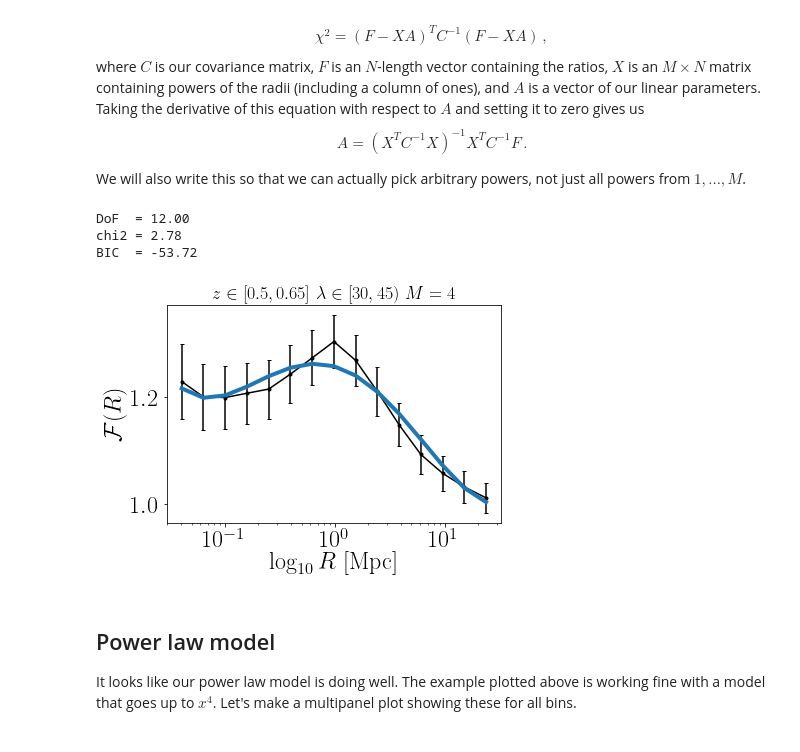
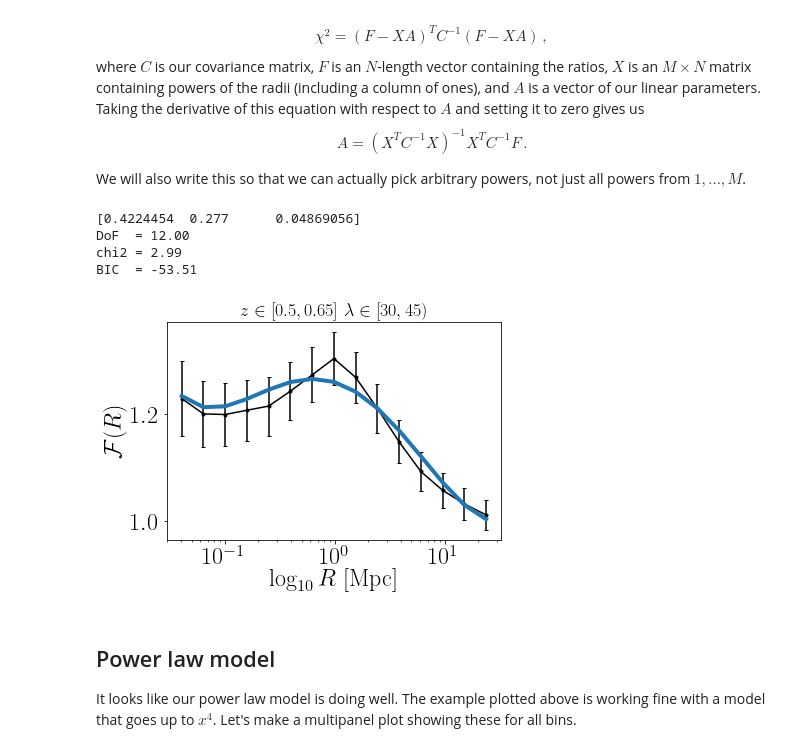
Before and after one commit to tmcclintock/redmapper_lensing_tests, a Jupyter notebook: RM_selection/Modeling_lensing_ratios.ipynb, the cells around one changed output. Cells and saved outputs as stored; diff of their text form; code cells hidden in the pictures.

```diff
--- a/RM_selection/Modeling_lensing_ratios.ipynb
+++ b/RM_selection/Modeling_lensing_ratios.ipynb
@@ -102,7 +97,11 @@ We will also write this so that we can actually pick arbitrary powers, not just
 # %%
 #We should probably objectify this whole thing
 class PolyModel(object):
-    def __init__(self, zi, lj, powers):
+    def __init__(self, zi, lj, powers, fixed_powers=None, fixed_amplitudes=None):
+        if fixed_powers is not None:
+            fixed_powers = np.atleast_1d(fixed_powers)
+            fixed_amplitudes = np.atleast_1d(fixed_amplitudes)
+            assert fixed_powers.shape == fixed_amplitudes.shape
         df = get_data_frame(zi, lj)
         df["Fp"] = df.F - 1
         x = np.log10(df.R/30.) #df.lnR
@@ -110,17 +109,22 @@ class PolyModel(object):
         X = np.ones((len(x), M))
         for i in range(0, M):
             X[:, i] = x**powers[i]
-
         C = np.diag(df.Ferr**2)
         Ci = np.linalg.inv(C) #I shouldn't do this...
         XCX = X.T @ Ci @ X
         self.Acov = np.linalg.inv(XCX)
         self.Avars = np.diag(self.Acov) #Variances of the parameters
         self.A = self.Acov @ X.T @ Ci @ df.Fp
+        if fixed_powers is not None:
+            for i, p in enumerate(powers):
+                if powers[i] in fixed_powers:
+                    self.A[i] = fixed_amplitudes[np.where(powers[i] == fixed_powers)]
         self.Fmodel = X @ self.A + 1
         self.df = df
         self.M = M
         self.powers = powers
+        self.fixed_powers = fixed_powers
+        self.fixed_amplitudes = fixed_amplitudes
         self.chi2 = (df.F - self.Fmodel).T @ Ci @ (df.F - self.Fmodel)
         self.BIC = np.log(len(x))*M - 2*ss.multivariate_normal.logpdf(df.F, mean=self.Fmodel, cov=C)
 
@@ -144,27 +148,30 @@ class PolyModel(object):
 # %%
 zi = 2
 lj = 1
 powers = [2,3,4]
-model00 = PolyModel(zi, lj, powers)
+model00 = PolyModel(zi, lj, powers, fixed_powers=3, fixed_amplitudes=0.277)
 
 R, F, Ferr = model00.get_data()
 Fmodel = model00.get_model()
+print(model00.A)
 plt.errorbar(R, F, Ferr, c='k', marker='.')
 plt.xscale("log")
 plt.plot(R, Fmodel, zorder=10, lw=4)
 plt.xlabel(r"$\log_{10} R\ [{\rm Mpc}]$")
 plt.ylabel(r"$\mathcal{F}(R)$")
-plt.title(r"$z\in[{0}]\ \lambda\in[{1})\ M={2:d}$".format(z_titles[zi], lam_titles[lj], max(model00.powers)),
+plt.title(r"$z\in[{0}]\ \lambda\in[{1})$".format(z_titles[zi], lam_titles[lj], max(model00.powers)),
           fontsize=18)
 
 print("DoF  = {0:.2f}".format(model00.get_DoF()))
 print("chi2 = {0:.2f}".format(model00.get_chi2()))
 print("BIC  = {0:.2f}".format(model00.get_BIC()))
+#plt.savefig("mode_example.png", dpi=300, bbox_inches="tight")
 # %% [output]
+[0.4224454  0.277      0.04869056]
 DoF  = 12.00
-chi2 = 2.78
-BIC  = -53.72
+chi2 = 2.99
+BIC  = -53.51
-[figure, old version]
+[figure, new version]
 # %% [markdown]
 ## Power law model
 
```
Also changed, not shown: parts of 4 cells of this notebook.
